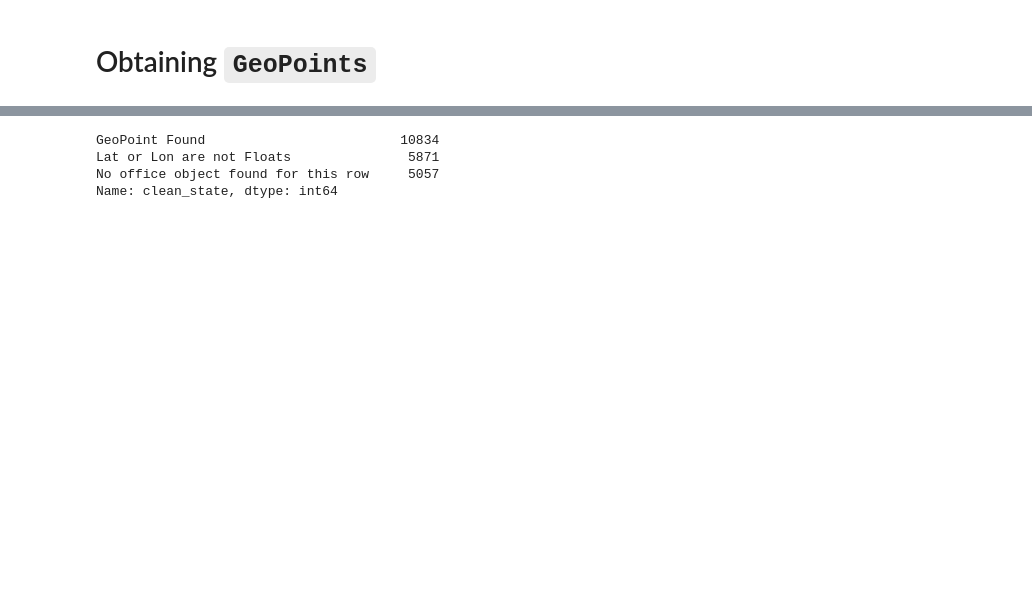
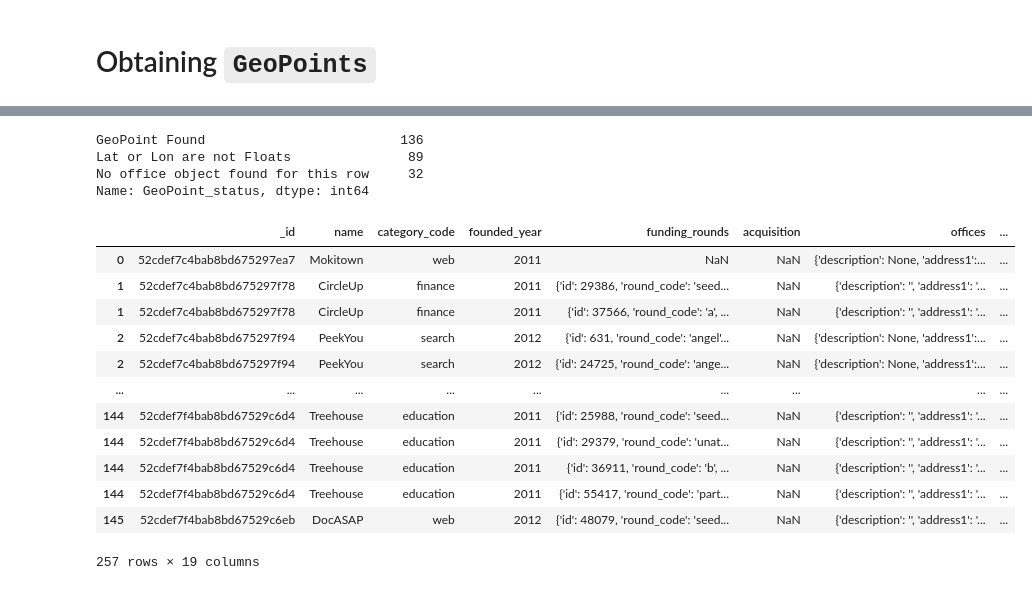
Before and after one commit to rihp/geodata, a Jupyter notebook: Exploring_crunchbase_company_data.ipynb, the cells around one changed output, grey strips where cells are left out. Saved outputs shown, nothing was run; the diff lists cells and outputs as text; code cells hidden in the pictures; blank space fills up the shorter version.

```diff
--- a/Exploring_crunchbase_company_data.ipynb
+++ b/Exploring_crunchbase_company_data.ipynb
@@ -55,0 +63,5 @@ companydata.head(3)
+# %%
+# Doing the .explode() to get info from the `funding_rounds` column
+# which is an array of documents
+companydata= pd.DataFrame(companydata).explode("funding_rounds")
+companydata.head()
@@ -108,3 +134,4 @@ cleaned_offices = companydata.apply(officeToGeoPoint, # The function we made
 # %%
 #Assign a name to the columns
-cleaned_offices.columns = ["office","clean_state"]
+cleaned_offices.columns = ["GeoPoint_offices","GeoPoint_status"]
+cleaned_offices.tail(5)
@@ -111,7 +145,27 @@ cleaned_offices.columns = ["office","clean_state"]
 # %%
-cleaned_offices.clean_state.value_counts()
+cleaned_offices.GeoPoint_status.value_counts()
 # %% [output]
-GeoPoint Found                         10834
-Lat or Lon are not Floats               5871
-No office object found for this row     5057
-Name: clean_state, dtype: int64
+GeoPoint Found                         136
+Lat or Lon are not Floats               89
+No office object found for this row     32
+Name: GeoPoint_status, dtype: int64
+# %%
+# Concatenate two Pandas Data Frames through their index.
+# From this ' =  = '
+# to this   '  ==  '
+companyGeoPointed = pd.concat([companydata, cleaned_offices], axis =1)
+companyGeoPointed
+# %% [output]
+|  | _id | name | category_code | founded_year | funding_rounds | acquisition | offices | ... |
+| 0 | 52cdef7c4bab8bd675297ea7 | Mokitown | web | 2011 | NaN | NaN | {'description': None, 'address1':... | ... |
+| 1 | 52cdef7c4bab8bd675297f78 | CircleUp | finance | 2011 | {'id': 29386, 'round_code': 'seed... | NaN | {'description': '', 'address1': '... | ... |
+| 1 | 52cdef7c4bab8bd675297f78 | CircleUp | finance | 2011 | {'id': 37566, 'round_code': 'a', ... | NaN | {'description': '', 'address1': '... | ... |
+| 2 | 52cdef7c4bab8bd675297f94 | PeekYou | search | 2012 | {'id': 631, 'round_code': 'angel'... | NaN | {'description': None, 'address1':... | ... |
+| 2 | 52cdef7c4bab8bd675297f94 | PeekYou | search | 2012 | {'id': 24725, 'round_code': 'ange... | NaN | {'description': None, 'address1':... | ... |
+| ... | ... | ... | ... | ... | ... | ... | ... | ... |
+| 144 | 52cdef7f4bab8bd67529c6d4 | Treehouse | education | 2011 | {'id': 25988, 'round_code': 'seed... | NaN | {'description': '', 'address1': '... | ... |
+| 144 | 52cdef7f4bab8bd67529c6d4 | Treehouse | education | 2011 | {'id': 29379, 'round_code': 'unat... | NaN | {'description': '', 'address1': '... | ... |
+| 144 | 52cdef7f4bab8bd67529c6d4 | Treehouse | education | 2011 | {'id': 36911, 'round_code': 'b', ... | NaN | {'description': '', 'address1': '... | ... |
+| 144 | 52cdef7f4bab8bd67529c6d4 | Treehouse | education | 2011 | {'id': 55417, 'round_code': 'part... | NaN | {'description': '', 'address1': '... | ... |
+| 145 | 52cdef7f4bab8bd67529c6eb | DocASAP | web | 2012 | {'id': 48079, 'round_code': 'seed... | NaN | {'description': '', 'address1': '... | ... |
+257 rows × 19 columns
```
Also changed, not shown: parts of 12 cells of this notebook, 1 other file.
